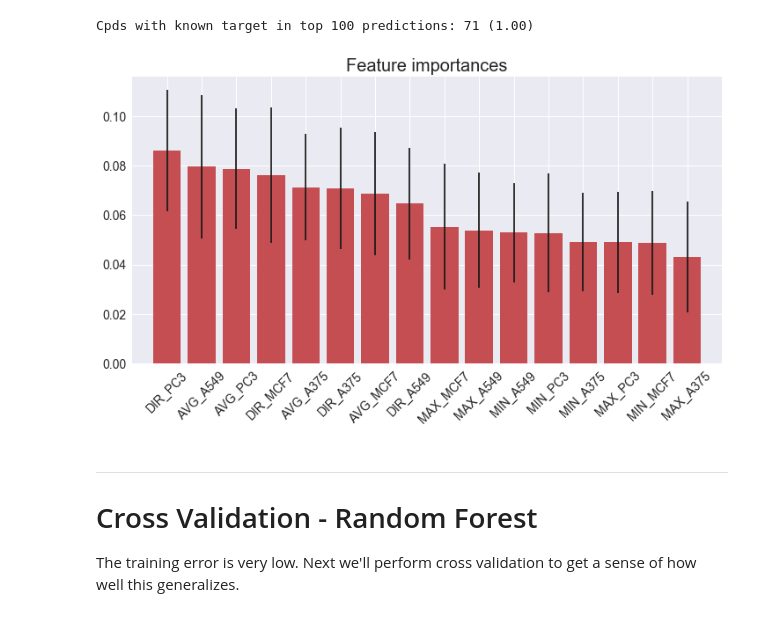
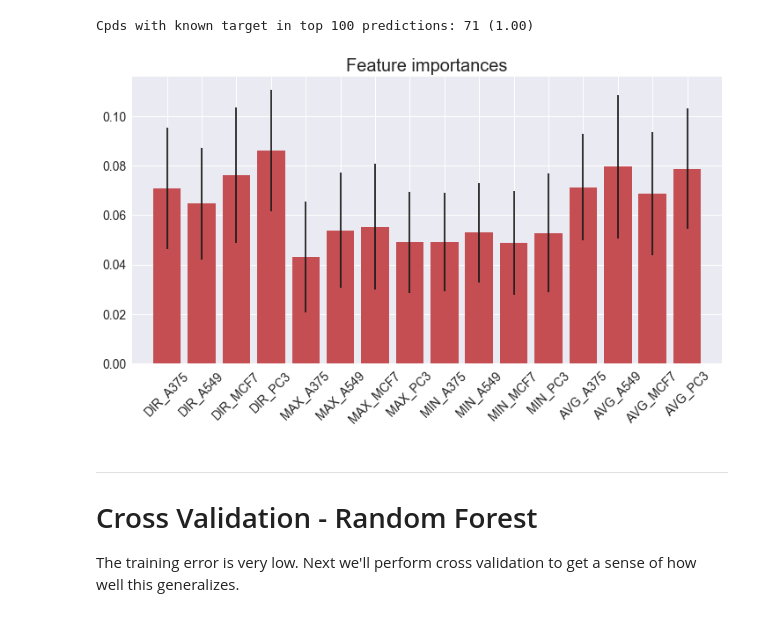
Before and after one commit to npabon/LINCS_target_prediction, a Jupyter notebook: classification.ipynb, the cells around one changed output. Cells and saved outputs as stored; diff of their text form; code cells hidden in the pictures.

```diff
--- a/classification.ipynb
+++ b/classification.ipynb
@@ -192,31 +194,33 @@ Cpds with known target in top 100 predictions: 71 (1.00)
 # %%
 importances = RF.feature_importances_
 std = np.std([tree.feature_importances_ for tree in RF.estimators_],
              axis=0) # standard deviation of importances
 indices = np.argsort(importances)[::-1]
 
 # Print the feature ranking
 # print("Feature ranking:")
 # for f in range(X_std.shape[1]):
 #     print("%d. feature %d (%f)" % (f + 1, indices[f], importances[indices[f]]))
 
 LABELS = np.array(["DIR_A375", "DIR_A549", "DIR_MCF7", "DIR_PC3",
           "MAX_A375", "MAX_A549", "MAX_MCF7", "MAX_PC3",
           "MIN_A375", "MIN_A549", "MIN_MCF7", "MIN_PC3",
           "AVG_A375", "AVG_A549", "AVG_MCF7", "AVG_PC3",
-         ])[indices]
+         ])#[indices]
 
 # Plot the feature importances of the forest
 plt.figure(figsize=(12,6))
 plt.title("Feature importances")
-plt.bar(range(X_std.shape[1]), importances[indices],
-       color="r", yerr=std[indices], align="center")
+# plt.bar(range(X_std.shape[1]), importances[indices],
+#        color="r", yerr=std[indices], align="center")
+plt.bar(range(X_std.shape[1]), importances,
+       color="r", yerr=std, align="center")
 #plt.xticks(range(X_std.shape[1]), indices)
 plt.xticks(range(X_std.shape[1]), LABELS, rotation=45)
 plt.xlim([-1, X_std.shape[1]])
 plt.show()
 # %% [output]
-[figure, old version]
+[figure, new version]
 # %% [markdown]
 ___
 # Cross Validation - Random Forest
```
Also changed, not shown: parts of 11 cells of this notebook, 3 other files.
